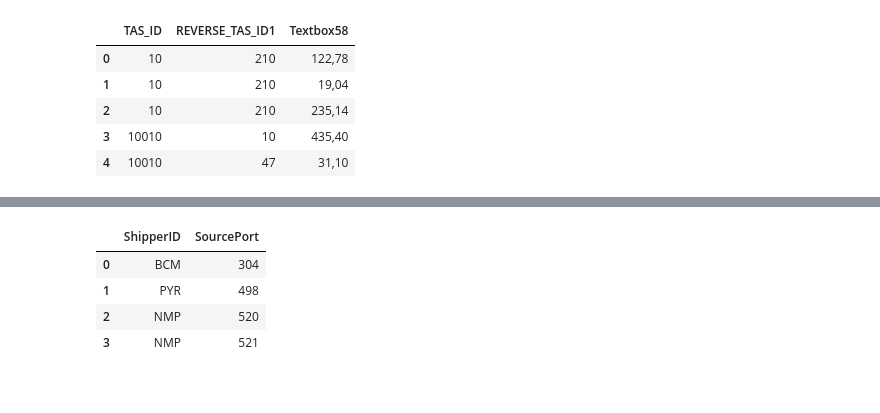
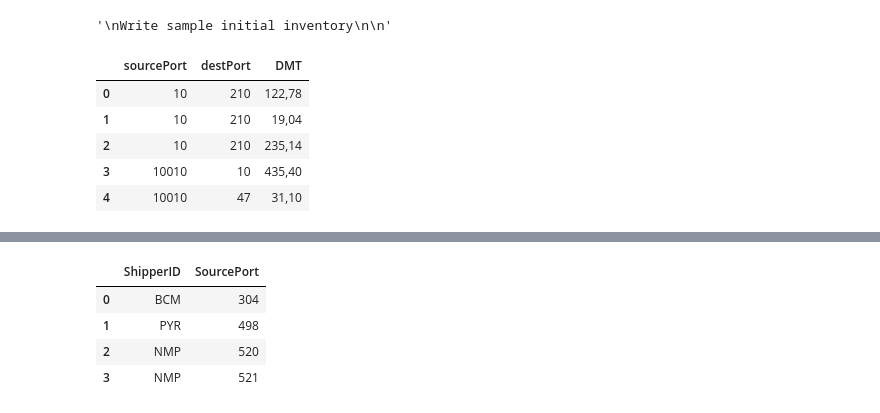
Before and after one commit to mark-zhao1/Fonte, a Jupyter notebook: Fonte_dev.ipynb, the cells around one changed output, grey strips where cells are left out. Drawn from its saved outputs; the diff is of its cells as text; code cells hidden in the pictures.

```diff
--- a/Fonte_dev.ipynb
+++ b/Fonte_dev.ipynb
@@ -1,3 +1,10 @@
+# %%
+"""
+Write sample initial inventory
+
+"""
+# %% [output]
+'\nWrite sample initial inventory\n\n'
 # %%
 # Import
 import pandas as pd
@@ -7,11 +14,14 @@ import numpy as np
 # %%
 # Read transaction file
 dT = pd.read_csv(r'C:\Users\win7\Documents\Fonte_data\transaction_data_2021_12_15.csv')
 # Drop useless columns
 dT = dT.iloc[:, 1:3+1]
+# Rename columns
+dT.columns = ['sourcePort', 'destPort', 'DMT']
+
 dT.head()
 # %% [output]
-|  | TAS_ID | REVERSE_TAS_ID1 | Textbox58 |
+|  | sourcePort | destPort | DMT |
 | 0 | 10 | 210 | 122,78 |
 | 1 | 10 | 210 | 19,04 |
 | 2 | 10 | 210 | 235,14 |
```
Also changed, not shown: parts of 6 cells of this notebook.
